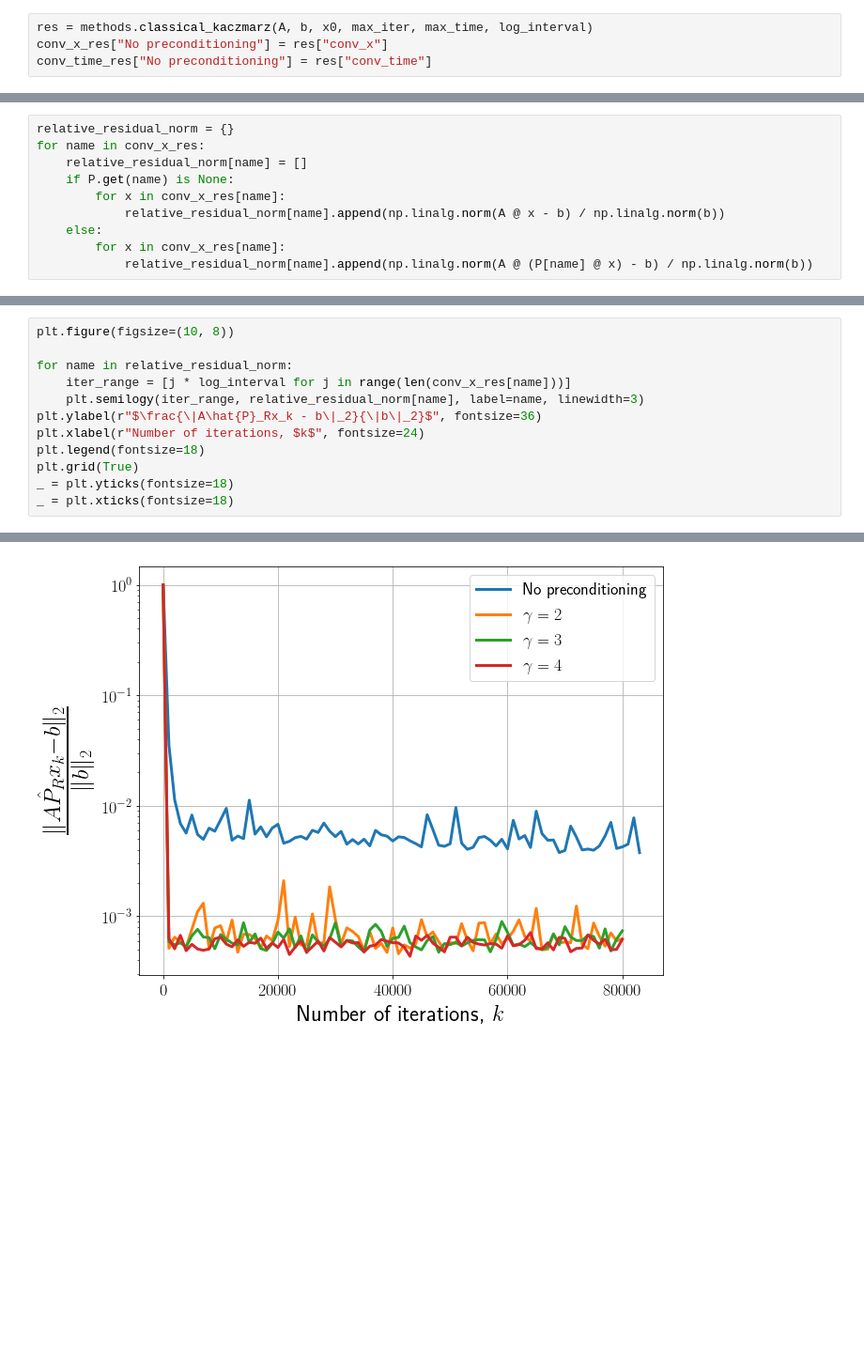
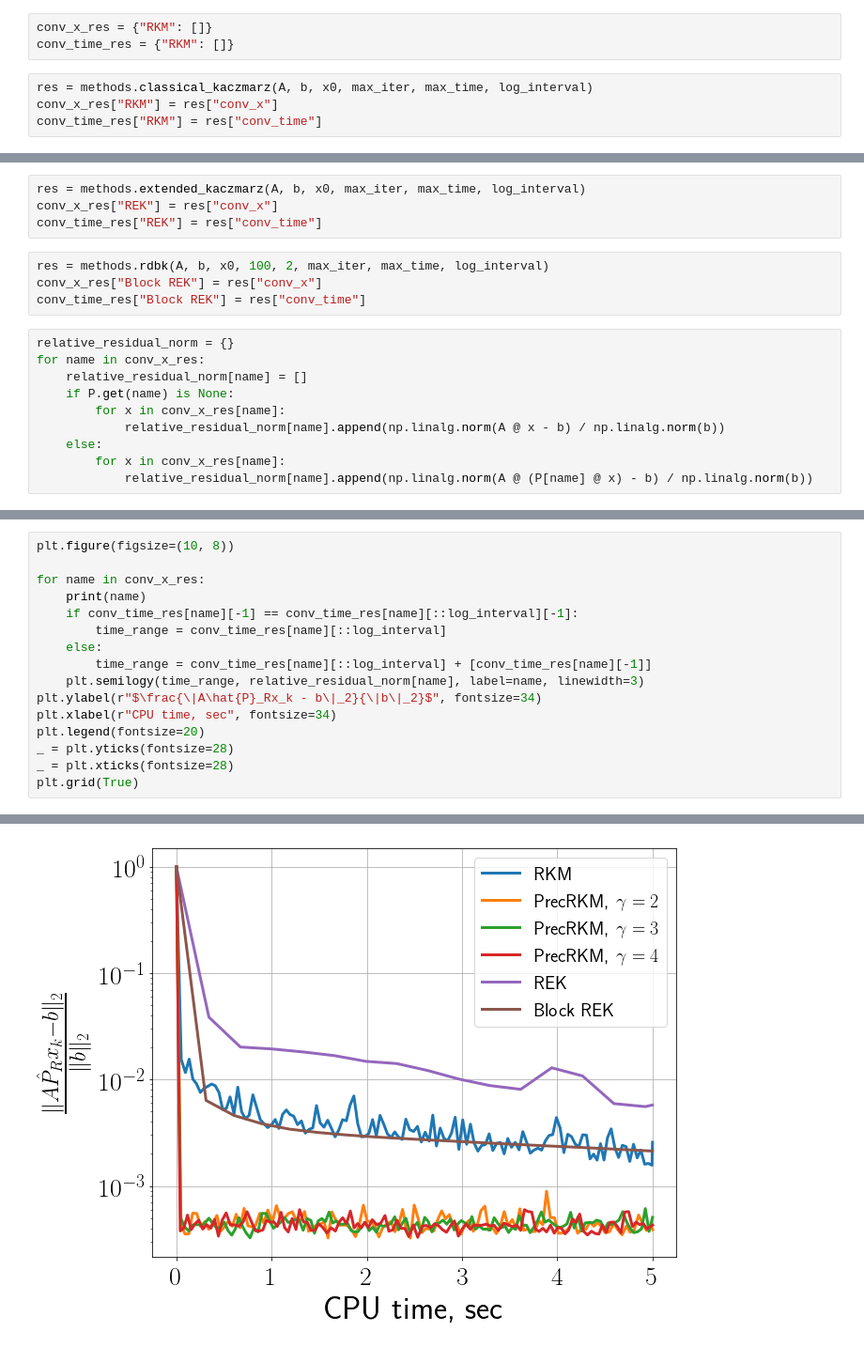
Before and after one commit to amkatrutsa/preckacz, a Jupyter notebook: examples/kernel_regression_via_rff.ipynb, the cells around one changed output, grey strips where cells are left out. Shown at 94% size. Cells and saved outputs as stored; diff of their text form; blank space fills up the shorter version.

```diff
--- a/examples/kernel_regression_via_rff.ipynb
+++ b/examples/kernel_regression_via_rff.ipynb
@@ -93,7 +90,10 @@ conv_time_res = {"No preconditioning": []}
+# %%
+conv_x_res = {"RKM": []}
+conv_time_res = {"RKM": []}
 # %%
 res = methods.classical_kaczmarz(A, b, x0, max_iter, max_time, log_interval)
-conv_x_res["No preconditioning"] = res["conv_x"]
-conv_time_res["No preconditioning"] = res["conv_time"]
+conv_x_res["RKM"] = res["conv_x"]
+conv_time_res["RKM"] = res["conv_time"]
 # %%
 for name in preprocess_time:
     print(name)
@@ -109,3 +109,11 @@ $\gamma = 4$
+# %%
+res = methods.extended_kaczmarz(A, b, x0, max_iter, max_time, log_interval)
+conv_x_res["REK"] = res["conv_x"]
+conv_time_res["REK"] = res["conv_time"]
+# %%
+res = methods.rdbk(A, b, x0, 100, 2, max_iter, max_time, log_interval)
+conv_x_res["Block REK"] = res["conv_x"]
+conv_time_res["Block REK"] = res["conv_time"]
 # %%
 relative_residual_norm = {}
 for name in conv_x_res:
@@ -121,13 +129,17 @@ for name in conv_x_res:
 # %%
 plt.figure(figsize=(10, 8))
 
-for name in relative_residual_norm:
-    iter_range = [j * log_interval for j in range(len(conv_x_res[name]))]
-    plt.semilogy(iter_range, relative_residual_norm[name], label=name, linewidth=3)
-plt.ylabel(r"$\frac{\|A\hat{P}_Rx_k - b\|_2}{\|b\|_2}$", fontsize=36)
-plt.xlabel(r"Number of iterations, $k$", fontsize=24)
-plt.legend(fontsize=18)
+for name in conv_x_res:
+    print(name)
+    if conv_time_res[name][-1] == conv_time_res[name][::log_interval][-1]:
+        time_range = conv_time_res[name][::log_interval]
+    else:
+        time_range = conv_time_res[name][::log_interval] + [conv_time_res[name][-1]]
+    plt.semilogy(time_range, relative_residual_norm[name], label=name, linewidth=3)
+plt.ylabel(r"$\frac{\|A\hat{P}_Rx_k - b\|_2}{\|b\|_2}$", fontsize=34)
+plt.xlabel(r"CPU time, sec", fontsize=34)
+plt.legend(fontsize=20)
+_ = plt.yticks(fontsize=28)
+_ = plt.xticks(fontsize=28)
 plt.grid(True)
-_ = plt.yticks(fontsize=18)
-_ = plt.xticks(fontsize=18)
 # %% [output]
@@ -134 +152 @@ _ = plt.xticks(fontsize=18)
-[figure, old version]
+[figure, new version]
```
Also changed, not shown: parts of 12 cells of this notebook, 1 other file.
